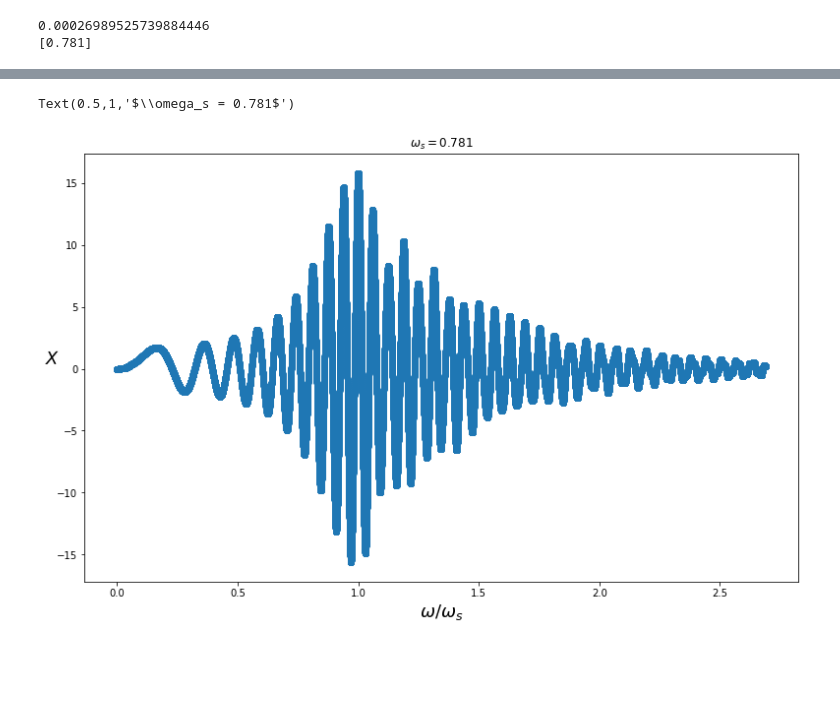
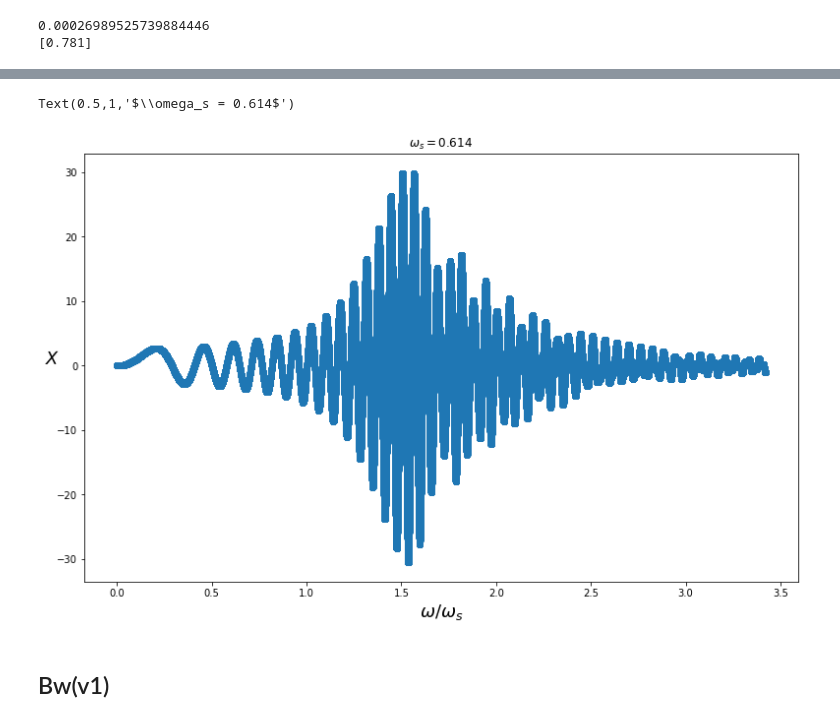
Before and after one commit to balintkaszas/boSchlieren, a Jupyter notebook: FrequencySweep.ipynb, the cells around one changed output, grey strips where cells are left out. Drawn from its saved outputs; the diff is of its cells as text; code cells hidden in the pictures; blank space fills up the shorter version.

```diff
--- a/FrequencySweep.ipynb
+++ b/FrequencySweep.ipynb
@@ -132,16 +170,18 @@ print(omegas[place])
 # %%
-oms = 0.781
+oms = 0.614
 eps = 2*1e-2*oms**2
 omegaRes = oms*np.sqrt(1-2*0.02**2)
 
 t = np.arange(0., 3*1.4/eps, eps)
 sol = odeint(linosc, [0.00, 0.00], t, args=(0.0, eps, oms))
 plt.figure(figsize=(13,8))
 
 plt.plot(linramp(t, eps, 0.)/(t*oms), sol[:,0], 'o')
 plt.xlabel('$\omega / \omega_s$', fontsize=18)
 plt.ylabel('$X$', fontsize=18, rotation = 1)
 plt.title('$\omega_s = %s$' %oms)
 # %% [output]
-Text(0.5,1,'$\\omega_s = 0.781$')
+Text(0.5,1,'$\\omega_s = 0.614$')
-[figure, old version]
+[figure, new version]
+# %% [markdown]
+## Bw(v1)
```
Also changed, not shown: parts of 12 cells of this notebook.
